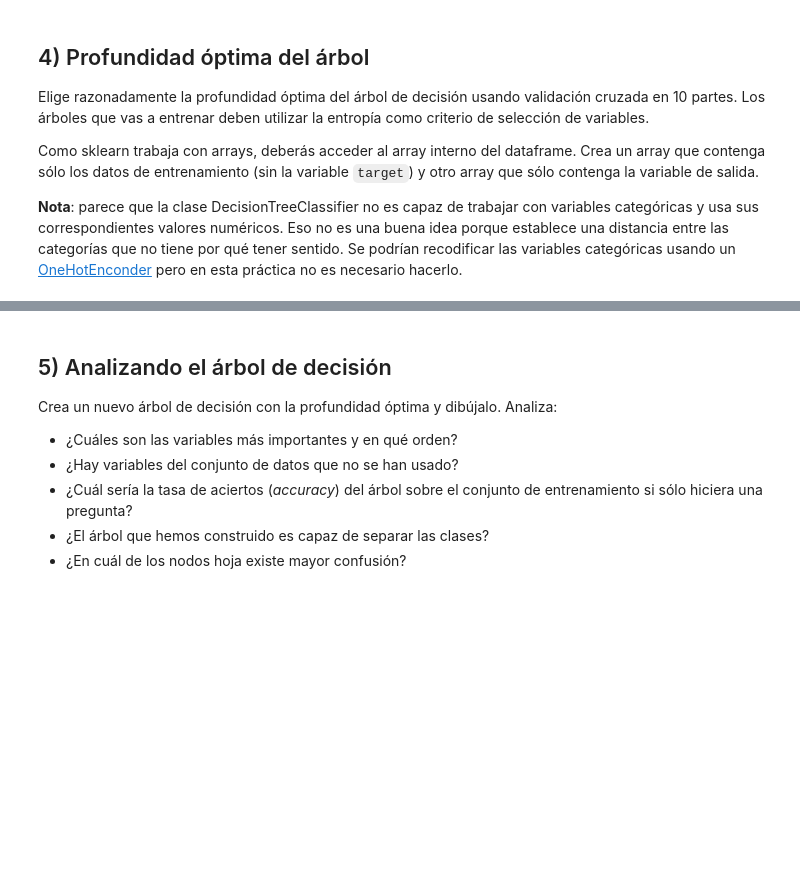
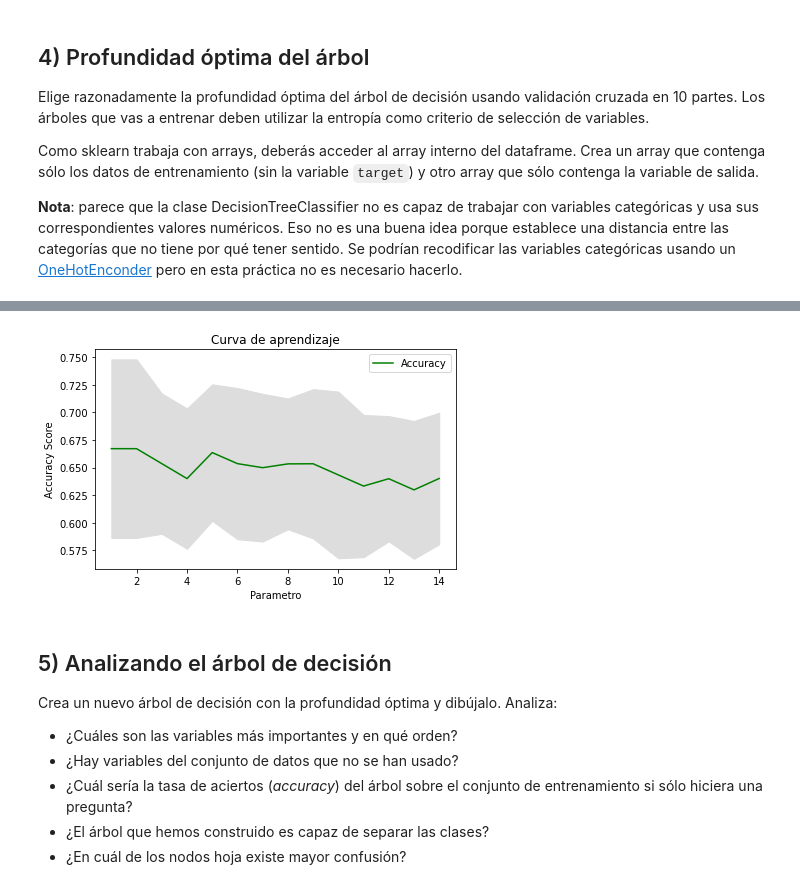
Before and after one commit to jesusmoraleda/IA, a Jupyter notebook: Aprendizaje automatico/P2_clasificacion.ipynb, the cells around one changed output, grey strips where cells are left out. Saved outputs shown, nothing was run; the diff lists cells and outputs as text; code cells hidden in the pictures; blank space fills up the shorter version.

```diff
--- a/Aprendizaje automatico/P2_clasificacion.ipynb
+++ b/Aprendizaje automatico/P2_clasificacion.ipynb
@@ -206,0 +264,14 @@ __Nota__: parece que la clase DecisionTreeClassifier no es capaz de trabajar con
+# %%
+from sklearn.model_selection import cross_validate
+import numpy as np
+
+# Creamos el clasificador k-NN
+clf = KNeighborsClassifier(n_neighbors=3, weights='distance')
+
+# Validación cruzada dividiendo el conjunto de datos en 10 partes (folds)
+# cross_validate usa validación estratificada para problemas de clasificación binaria o multiclase
+scores = cross_validate(clf, data, target, scoring='accuracy',
+                        cv=10, return_train_score=False)
+
+# scores es un diccionario con datos sobre tiempos y exactitud (accuracy)
+scores
@@ -206,0 +291,15 @@ __Nota__: parece que la clase DecisionTreeClassifier no es capaz de trabajar con
+# %%
+# Medias y desviaciones típicas de accuracy para distintos valores de k
+accuracy_mean = []
+accuracy_std = []
+
+k_values = range(1,15)
+for k in k_values:
+    # Entrenar y validar
+    clf = KNeighborsClassifier(k, weights='distance')
+    scores = cross_validate(clf, data, target, scoring='accuracy', cv=10)
+
+    accuracy_mean.append(np.mean(scores['test_score']))
+    accuracy_std.append(np.std(scores['test_score']))
+
+accuracy_mean
@@ -206,0 +321,18 @@ __Nota__: parece que la clase DecisionTreeClassifier no es capaz de trabajar con
+# %%
+import matplotlib.pyplot as plt
+
+# Dibujamos la línea con la accuracy (exactitud) en el test
+plt.plot(k_values, accuracy_mean, color="g", label="Accuracy")
+
+# Dibujamos la banda de la desviación típica
+lower_limit = np.array(accuracy_mean) - np.array(accuracy_std)
+upper_limit = np.array(accuracy_mean) + np.array(accuracy_std)
+plt.fill_between(k_values, lower_limit, upper_limit, color="#DDDDDD")
+
+# Creamos el gráfico
+plt.title("Curva de aprendizaje")
+plt.xlabel("Parametro"), plt.ylabel("Accuracy Score"), plt.legend(loc="best")
+plt.tight_layout()
+plt.show()
+# %% [output]
+[figure, added]
```
Also changed, not shown: parts of 17 cells of this notebook.
